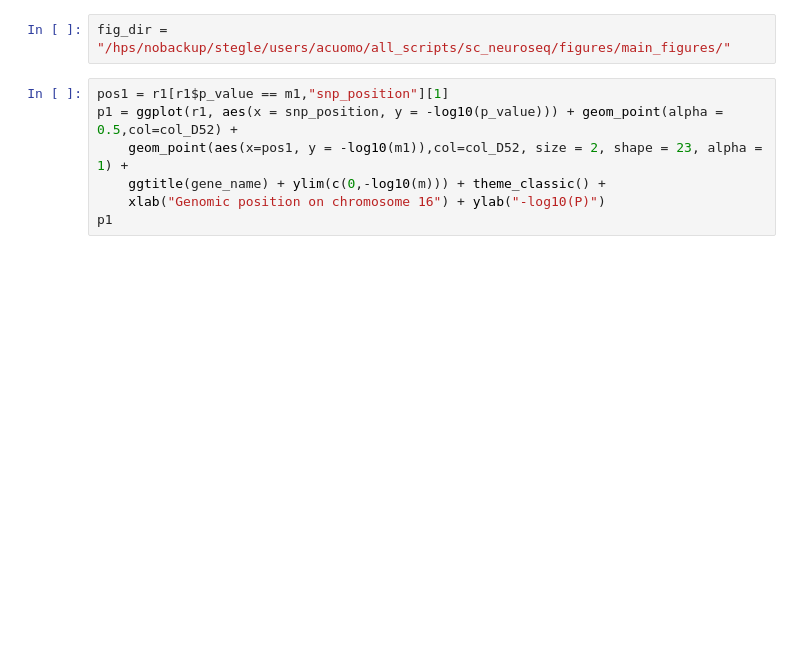
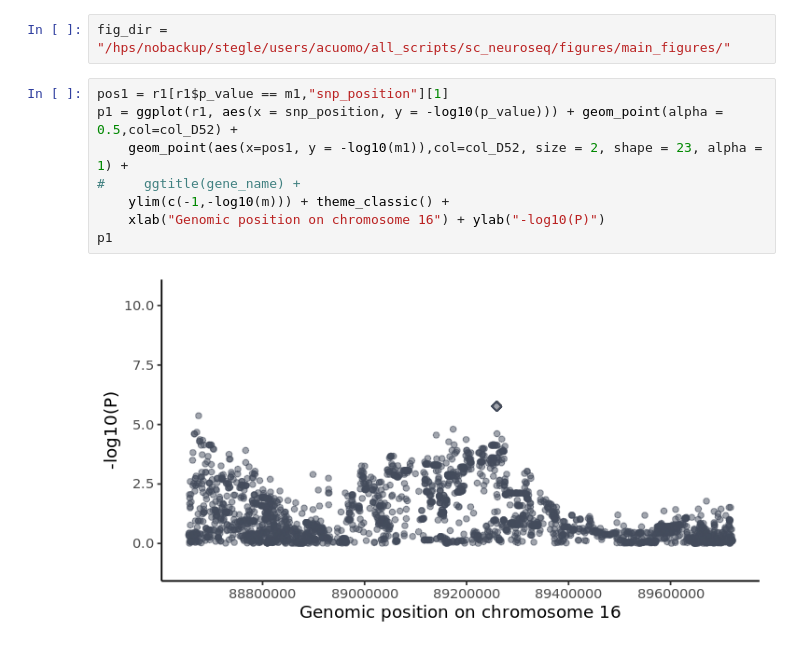
Before and after one commit to single-cell-genetics/singlecell_neuroseq_paper, a Jupyter notebook: plotting_notebooks/Figure_4/fig4b_Sert_ROT_ACSF3.ipynb, the cells around one changed output. Cells and saved outputs as stored; diff of their text form; blank space fills up the shorter version.

```diff
--- a/plotting_notebooks/Figure_4/fig4b_Sert_ROT_ACSF3.ipynb
+++ b/plotting_notebooks/Figure_4/fig4b_Sert_ROT_ACSF3.ipynb
@@ -69,7 +76,10 @@ fig_dir = "/hps/nobackup/stegle/users/acuomo/all_scripts/sc_neuroseq/figures/mai
 # %%
 pos1 = r1[r1$p_value == m1,"snp_position"][1]
 p1 = ggplot(r1, aes(x = snp_position, y = -log10(p_value))) + geom_point(alpha = 0.5,col=col_D52) +
     geom_point(aes(x=pos1, y = -log10(m1)),col=col_D52, size = 2, shape = 23, alpha = 1) +
-    ggtitle(gene_name) + ylim(c(0,-log10(m))) + theme_classic() +
+#     ggtitle(gene_name) +
+    ylim(c(-1,-log10(m))) + theme_classic() +
     xlab("Genomic position on chromosome 16") + ylab("-log10(P)")
 p1
+# %% [output]
+[figure, added]
```
Also changed, not shown: parts of 10 cells of this notebook, 2 other files.
